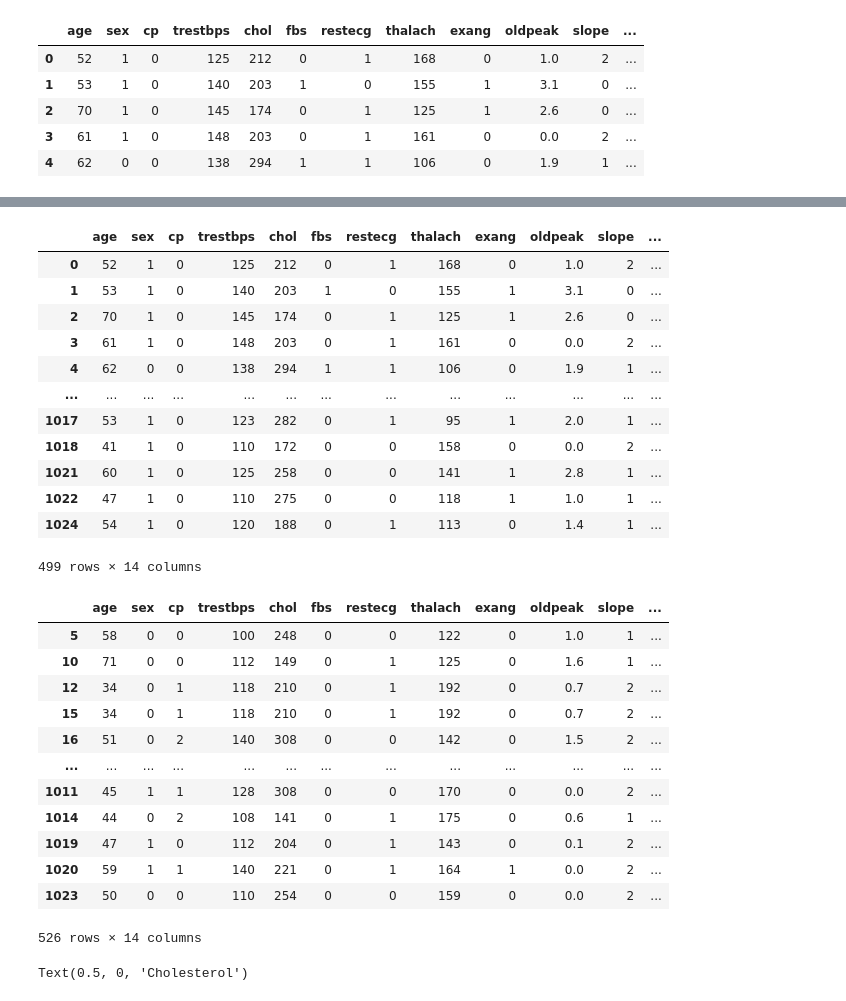
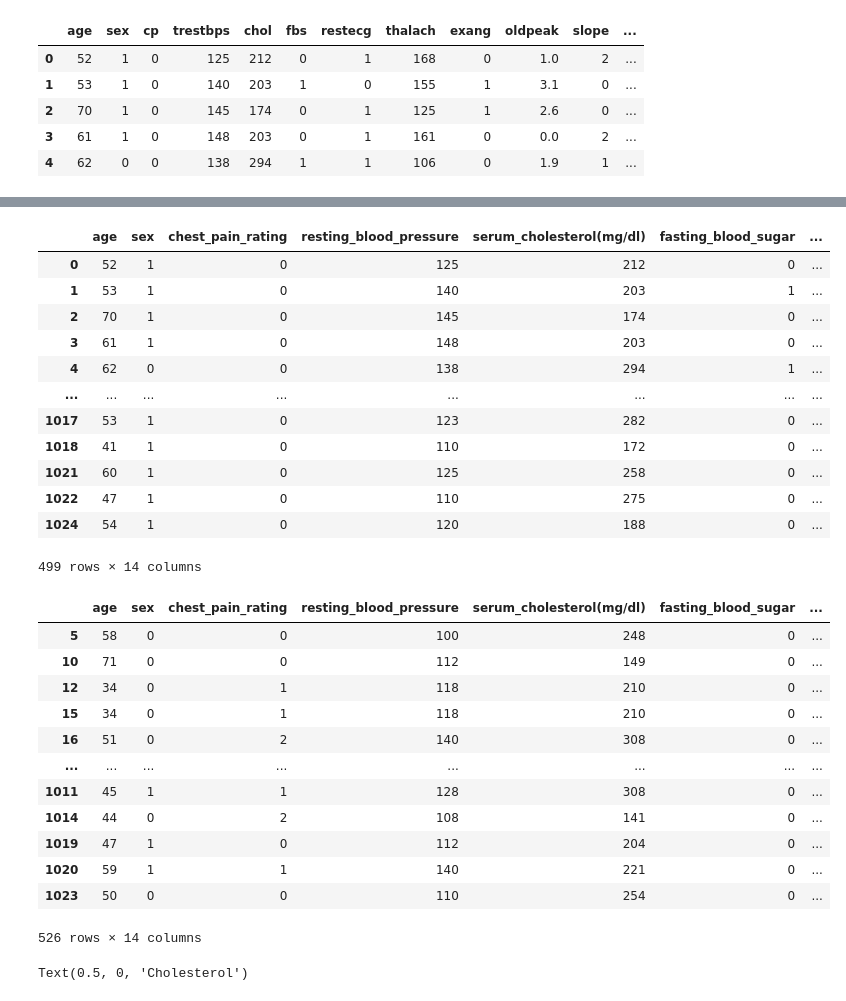
Before and after one commit to RagingRyann/group_project, a Jupyter notebook: ETL.ipynb, the cells around one changed output, grey strips where cells are left out. Drawn from its saved outputs; the diff is of its cells as text; code cells hidden in the pictures.

Commit message:
Stats DF refined, and additional ETL completed on thal. Many new images.

```diff
--- a/ETL.ipynb
+++ b/ETL.ipynb
@@ -19,3 +19,10 @@ heart_df.head()
 | 2 | 70 | 1 | 0 | 145 | 174 | 0 | 1 | 125 | 1 | 2.6 | 0 | ... |
 | 3 | 61 | 1 | 0 | 148 | 203 | 0 | 1 | 161 | 0 | 0.0 | 2 | ... |
 | 4 | 62 | 0 | 0 | 138 | 294 | 1 | 1 | 106 | 0 | 1.9 | 1 | ... |
+# %%
+# Rename columns and remove index numbers.
+heart_df.columns = ['age', 'sex', 'chest_pain_rating', 'resting_blood_pressure', 'serum_cholesterol(mg/dl)',
+                   'fasting_blood_sugar', 'resting_ecg_results', 'max_heart_rate_achieved',
+                    'exercise_induced_angina',
+                   'st_depression', 'st_slope_elevation', 'major_vessels', 'thal', 'heart_disease']
+heart_df.head()
@@ -22,37 +36,37 @@ heart_df.head()
 # %%
 # Break heart_df into two populations (heart disease and no heart disease)
-noHD_df= heart_df[heart_df["target"] == 0]
+noHD_df= heart_df[heart_df["heart_disease"] == 0]
 noHD_df
 # %% [output]
-|  | age | sex | cp | trestbps | chol | fbs | restecg | thalach | exang | oldpeak | slope | ... |
-| 0 | 52 | 1 | 0 | 125 | 212 | 0 | 1 | 168 | 0 | 1.0 | 2 | ... |
-| 1 | 53 | 1 | 0 | 140 | 203 | 1 | 0 | 155 | 1 | 3.1 | 0 | ... |
-| 2 | 70 | 1 | 0 | 145 | 174 | 0 | 1 | 125 | 1 | 2.6 | 0 | ... |
-| 3 | 61 | 1 | 0 | 148 | 203 | 0 | 1 | 161 | 0 | 0.0 | 2 | ... |
-| 4 | 62 | 0 | 0 | 138 | 294 | 1 | 1 | 106 | 0 | 1.9 | 1 | ... |
-| ... | ... | ... | ... | ... | ... | ... | ... | ... | ... | ... | ... | ... |
-| 1017 | 53 | 1 | 0 | 123 | 282 | 0 | 1 | 95 | 1 | 2.0 | 1 | ... |
-| 1018 | 41 | 1 | 0 | 110 | 172 | 0 | 0 | 158 | 0 | 0.0 | 2 | ... |
-| 1021 | 60 | 1 | 0 | 125 | 258 | 0 | 0 | 141 | 1 | 2.8 | 1 | ... |
-| 1022 | 47 | 1 | 0 | 110 | 275 | 0 | 0 | 118 | 1 | 1.0 | 1 | ... |
-| 1024 | 54 | 1 | 0 | 120 | 188 | 0 | 1 | 113 | 0 | 1.4 | 1 | ... |
+|  | age | sex | chest_pain_rating | resting_blood_pressure | serum_cholesterol(mg/dl) | fasting_blood_sugar | ... |
+| 0 | 52 | 1 | 0 | 125 | 212 | 0 | ... |
+| 1 | 53 | 1 | 0 | 140 | 203 | 1 | ... |
+| 2 | 70 | 1 | 0 | 145 | 174 | 0 | ... |
+| 3 | 61 | 1 | 0 | 148 | 203 | 0 | ... |
+| 4 | 62 | 0 | 0 | 138 | 294 | 1 | ... |
+| ... | ... | ... | ... | ... | ... | ... | ... |
+| 1017 | 53 | 1 | 0 | 123 | 282 | 0 | ... |
+| 1018 | 41 | 1 | 0 | 110 | 172 | 0 | ... |
+| 1021 | 60 | 1 | 0 | 125 | 258 | 0 | ... |
+| 1022 | 47 | 1 | 0 | 110 | 275 | 0 | ... |
+| 1024 | 54 | 1 | 0 | 120 | 188 | 0 | ... |
 499 rows × 14 columns
 # %%
-HD_df = heart_df[heart_df["target"] == 1]
+HD_df = heart_df[heart_df["heart_disease"] == 1]
 HD_df
 # %% [output]
-|  | age | sex | cp | trestbps | chol | fbs | restecg | thalach | exang | oldpeak | slope | ... |
-| 5 | 58 | 0 | 0 | 100 | 248 | 0 | 0 | 122 | 0 | 1.0 | 1 | ... |
-| 10 | 71 | 0 | 0 | 112 | 149 | 0 | 1 | 125 | 0 | 1.6 | 1 | ... |
-| 12 | 34 | 0 | 1 | 118 | 210 | 0 | 1 | 192 | 0 | 0.7 | 2 | ... |
-| 15 | 34 | 0 | 1 | 118 | 210 | 0 | 1 | 192 | 0 | 0.7 | 2 | ... |
-| 16 | 51 | 0 | 2 | 140 | 308 | 0 | 0 | 142 | 0 | 1.5 | 2 | ... |
-| ... | ... | ... | ... | ... | ... | ... | ... | ... | ... | ... | ... | ... |
-| 1011 | 45 | 1 | 1 | 128 | 308 | 0 | 0 | 170 | 0 | 0.0 | 2 | ... |
-| 1014 | 44 | 0 | 2 | 108 | 141 | 0 | 1 | 175 | 0 | 0.6 | 1 | ... |
-| 1019 | 47 | 1 | 0 | 112 | 204 | 0 | 1 | 143 | 0 | 0.1 | 2 | ... |
-| 1020 | 59 | 1 | 1 | 140 | 221 | 0 | 1 | 164 | 1 | 0.0 | 2 | ... |
-| 1023 | 50 | 0 | 0 | 110 | 254 | 0 | 0 | 159 | 0 | 0.0 | 2 | ... |
+|  | age | sex | chest_pain_rating | resting_blood_pressure | serum_cholesterol(mg/dl) | fasting_blood_sugar | ... |
+| 5 | 58 | 0 | 0 | 100 | 248 | 0 | ... |
+| 10 | 71 | 0 | 0 | 112 | 149 | 0 | ... |
+| 12 | 34 | 0 | 1 | 118 | 210 | 0 | ... |
+| 15 | 34 | 0 | 1 | 118 | 210 | 0 | ... |
+| 16 | 51 | 0 | 2 | 140 | 308 | 0 | ... |
+| ... | ... | ... | ... | ... | ... | ... | ... |
+| 1011 | 45 | 1 | 1 | 128 | 308 | 0 | ... |
+| 1014 | 44 | 0 | 2 | 108 | 141 | 0 | ... |
+| 1019 | 47 | 1 | 0 | 112 | 204 | 0 | ... |
+| 1020 | 59 | 1 | 1 | 140 | 221 | 0 | ... |
+| 1023 | 50 | 0 | 0 | 110 | 254 | 0 | ... |
 526 rows × 14 columns
 # %%
 ### DIFFERENT EXAMPLE FOR BELL CURVE ###
```
Also changed, not shown: parts of 22 cells of this notebook, 4 other files.
